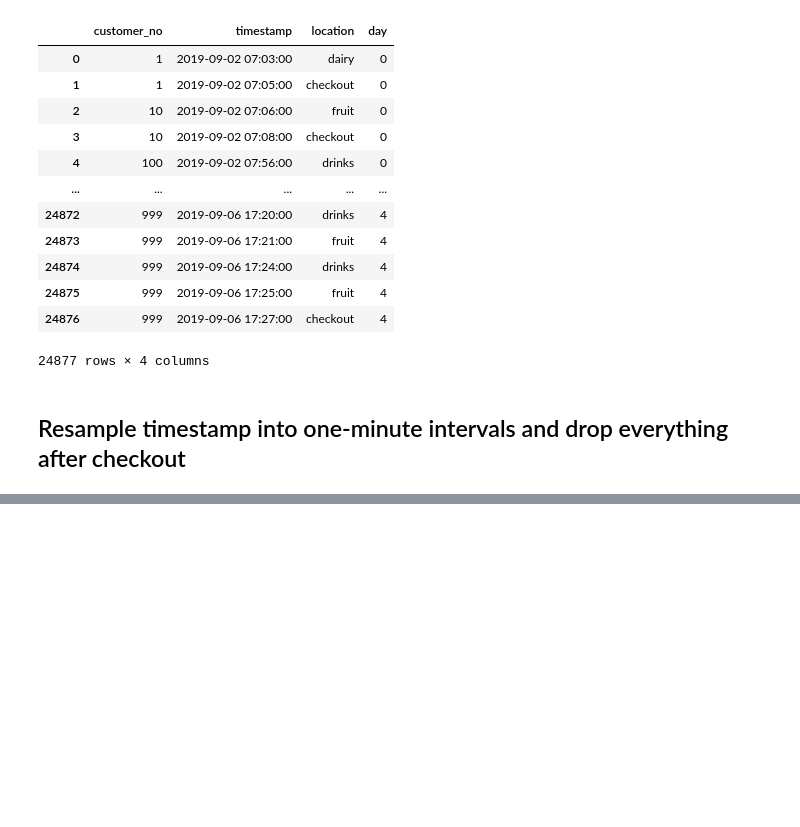
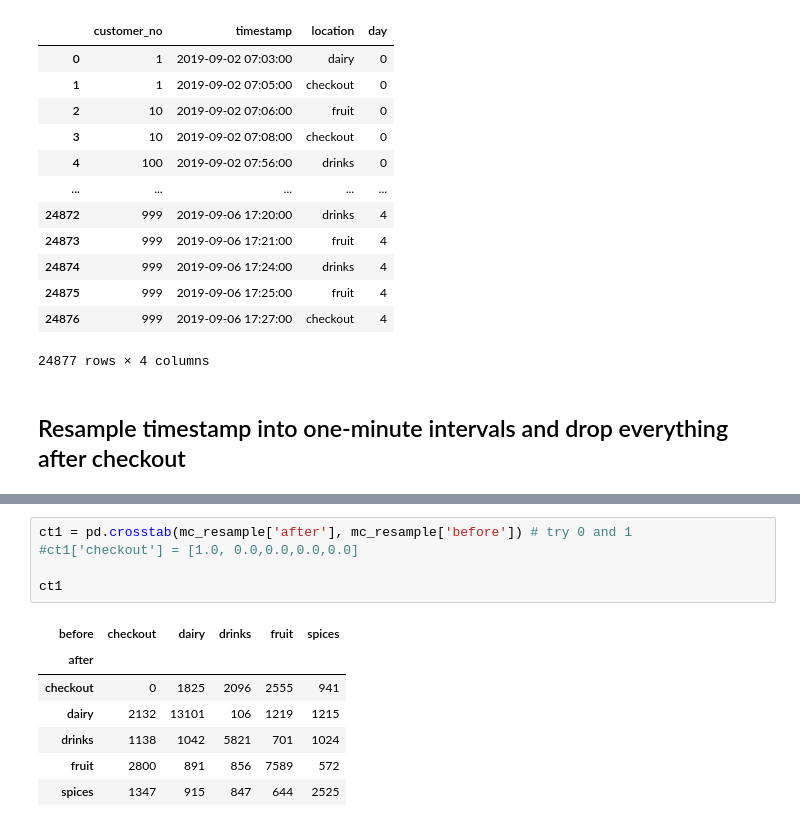
Before and after one commit to Amaranga/markov_ki, a Jupyter notebook: project8_data_exploration_au.ipynb, the cells around one changed output, grey strips where cells are left out. Drawn from its saved outputs; the diff is of its cells as text; blank space fills up the shorter version.

```diff
--- a/project8_data_exploration_au.ipynb
+++ b/project8_data_exploration_au.ipynb
@@ -433,0 +430,13 @@ c_resample.head()
+# %%
+ct1 = pd.crosstab(mc_resample['after'], mc_resample['before']) # try 0 and 1
+#ct1['checkout'] = [1.0, 0.0,0.0,0.0,0.0]
+
+ct1
+# %% [output]
+| before | checkout | dairy | drinks | fruit | spices |
+| after |  |  |  |  |  |
+| checkout | 0 | 1825 | 2096 | 2555 | 941 |
+| dairy | 2132 | 13101 | 106 | 1219 | 1215 |
+| drinks | 1138 | 1042 | 5821 | 701 | 1024 |
+| fruit | 2800 | 891 | 856 | 7589 | 572 |
+| spices | 1347 | 915 | 847 | 644 | 2525 |
```
Also changed, not shown: parts of 8 cells of this notebook, 5 other files.
